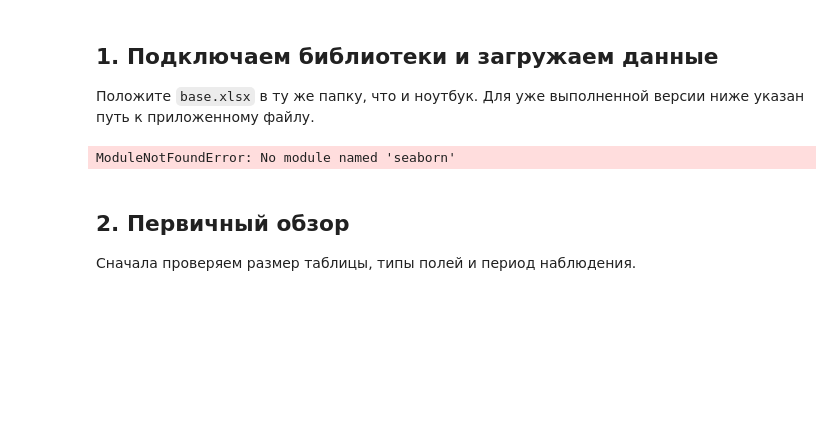
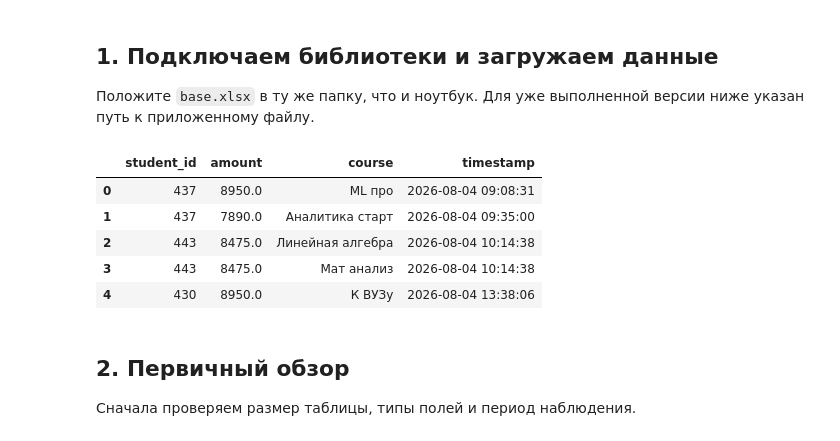
Before and after one commit to perchii/hackathon-postupashki, a Jupyter notebook: notebooks/purchases_eda.ipynb, the cells around one changed output. Cells and saved outputs as stored; diff of their text form; code cells hidden in the pictures; blank space fills up the shorter version.

```diff
--- a/notebooks/purchases_eda.ipynb
+++ b/notebooks/purchases_eda.ipynb
@@ -11,33 +11,36 @@
 # %%
 from itertools import combinations
 from pathlib import Path
 
 import matplotlib.pyplot as plt
 import numpy as np
 import pandas as pd
-import seaborn as sns
 
-sns.set_theme(style="whitegrid")
 pd.set_option("display.max_columns", 30)
 
 # Путь относительно папки notebooks/
 DATA_PATH = Path("../data/raw/base.xlsx")
 
 df = pd.read_excel(
     DATA_PATH,
     sheet_name="Данные"
 )
 
 df = df.rename(columns={
     "Номер студента": "student_id",
     "Сумма": "amount",
     "Курс": "course",
     "Время": "timestamp",
 })
 
 df.head()
 # %% [output]
-ModuleNotFoundError: No module named 'seaborn'
+|  | student_id | amount | course | timestamp |
+| 0 | 437 | 8950.0 | ML про | 2026-08-04 09:08:31 |
+| 1 | 437 | 7890.0 | Аналитика старт | 2026-08-04 09:35:00 |
+| 2 | 443 | 8475.0 | Линейная алгебра | 2026-08-04 10:14:38 |
+| 3 | 443 | 8475.0 | Мат анализ | 2026-08-04 10:14:38 |
+| 4 | 430 | 8950.0 | К ВУЗу | 2026-08-04 13:38:06 |
 # %% [markdown]
 ## 2. Первичный обзор
 
```
Also changed, not shown: parts of 3 cells of this notebook, 1 other file.
